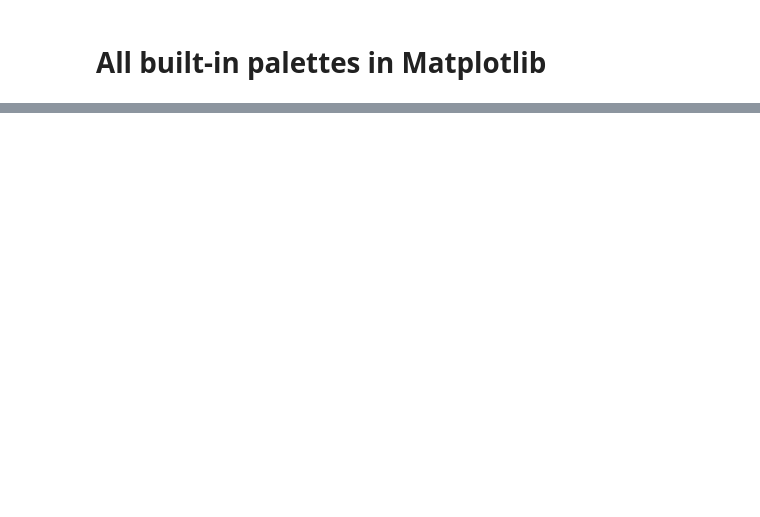
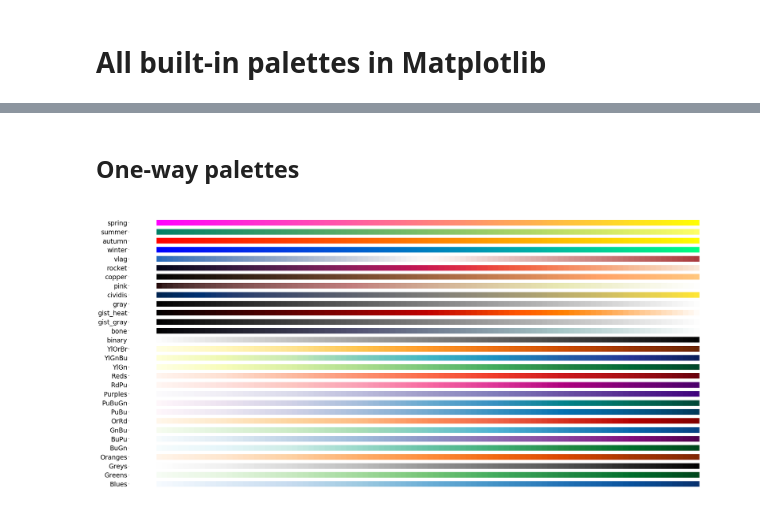
Before and after one commit to Jianhua-Wang/sci_viz_py, a Jupyter notebook: color.ipynb, the cells around one changed output, grey strips where cells are left out. Cells and saved outputs as stored; diff of their text form; code cells hidden in the pictures; blank space fills up the shorter version.

```diff
--- a/color.ipynb
+++ b/color.ipynb
@@ -50,0 +60,23 @@ sns.color_palette('winter',30).as_hex()
+# %%
+shade_palettes_oneway = [
+    'Blues', 'Greens', 'Greys', 'Oranges', 'BuGn', 'BuPu', 'GnBu', 'OrRd',
+    'PuBu', 'PuBuGn', 'Purples', 'RdPu', 'Reds', 'YlGn', 'YlGnBu', 'YlOrBr',
+    'binary', 'bone', 'gist_gray', 'gist_heat', 'gray', 'cividis', 'pink',
+    'copper', 'rocket', 'vlag', 'winter', 'autumn', 'summer', 'spring'
+]
+shade_palettes_twoway = [
+    'BrBG', 'PRGn', 'PiYG', 'PuOr', 'RdBu', 'RdGy', 'RdYlBu', 'RdYlGn', 'bwr',
+    'coolwarm', 'seismic', 'twilight_shifted', 'twilight'
+]
+shade_palettes_rainbow = [
+    'CMRmap', 'Spectral', 'cool', 'Wistia', 'afmhot', 'brg', 'cubehelix',
+    'gist_earth', 'gist_ncar', 'gist_rainbow', 'gist_stern', 'gnuplot',
+    'gnuplot2', 'hot', 'hsv', 'icefire', 'magma', 'mako', 'nipy_spectral',
+    'ocean', 'plasma', 'rainbow', 'terrain', 'viridis'
+]
+# %% [markdown]
+## One-way palettes
+# %%
+plot_palettes_panel(shade_palettes_oneway,20,100,40,400,24)
+# %% [output]
+[figure, added]
```
Also changed, not shown: parts of 14 cells of this notebook, 1 other file.
